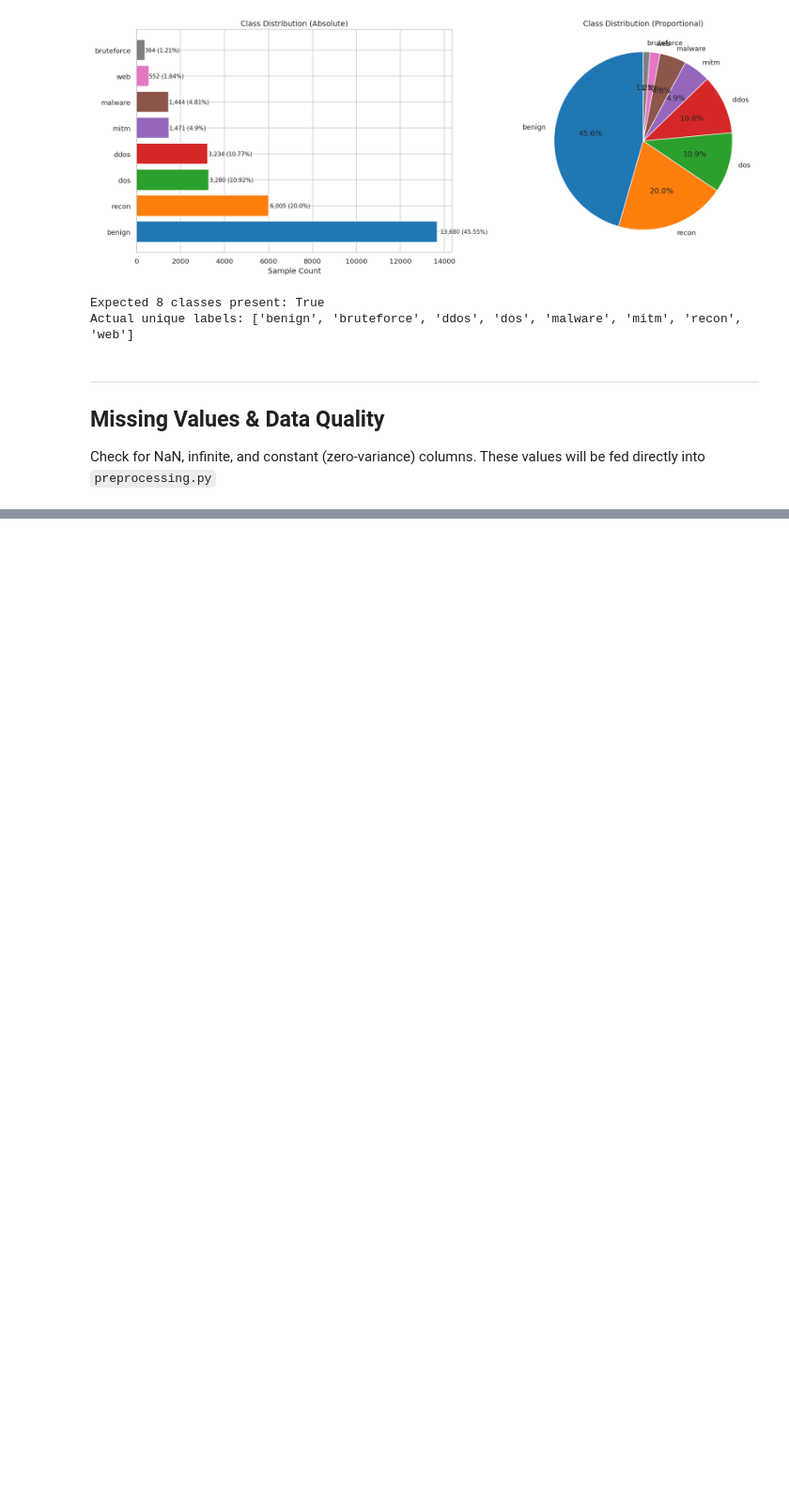
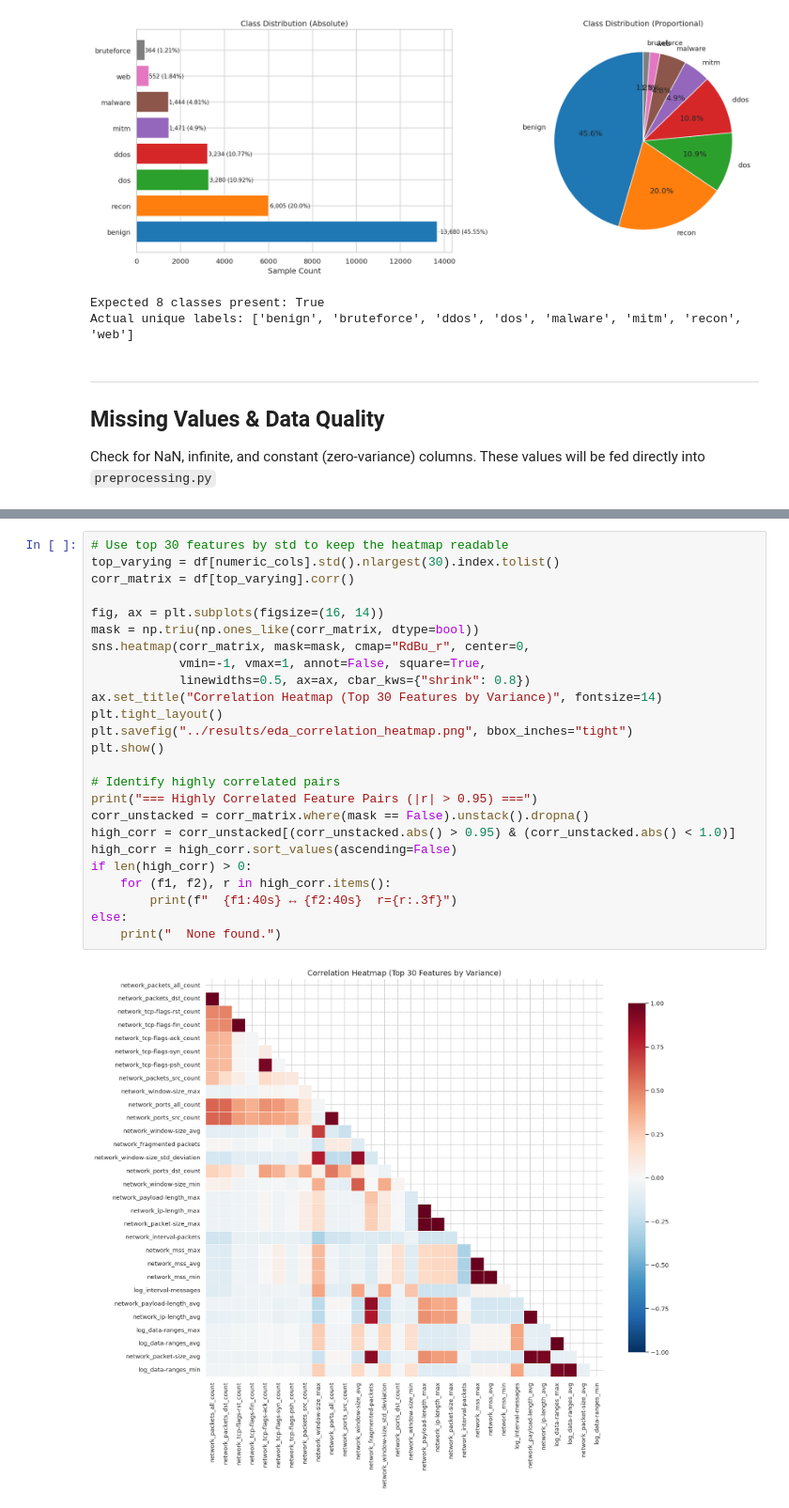
Before and after one commit to CandiceWilliams/federated-iiot-ids-thesis, a Jupyter notebook: notebooks/EDA.ipynb, the cells around one changed output, grey strips where cells are left out. Shown at 94% size. Saved outputs shown, nothing was run; the diff lists cells and outputs as text; blank space fills up the shorter version.

```diff
--- a/notebooks/EDA.ipynb
+++ b/notebooks/EDA.ipynb
@@ -249,0 +371,27 @@ else:
+# %%
+# Use top 30 features by std to keep the heatmap readable
+top_varying = df[numeric_cols].std().nlargest(30).index.tolist()
+corr_matrix = df[top_varying].corr()
+
+fig, ax = plt.subplots(figsize=(16, 14))
+mask = np.triu(np.ones_like(corr_matrix, dtype=bool))
+sns.heatmap(corr_matrix, mask=mask, cmap="RdBu_r", center=0,
+            vmin=-1, vmax=1, annot=False, square=True,
+            linewidths=0.5, ax=ax, cbar_kws={"shrink": 0.8})
+ax.set_title("Correlation Heatmap (Top 30 Features by Variance)", fontsize=14)
+plt.tight_layout()
+plt.savefig("../results/eda_correlation_heatmap.png", bbox_inches="tight")
+plt.show()
+
+# Identify highly correlated pairs
+print("=== Highly Correlated Feature Pairs (|r| > 0.95) ===")
+corr_unstacked = corr_matrix.where(mask == False).unstack().dropna()
+high_corr = corr_unstacked[(corr_unstacked.abs() > 0.95) & (corr_unstacked.abs() < 1.0)]
+high_corr = high_corr.sort_values(ascending=False)
+if len(high_corr) > 0:
+    for (f1, f2), r in high_corr.items():
+        print(f"  {f1:40s} ↔ {f2:40s}  r={r:.3f}")
+else:
+    print("  None found.")
+# %% [output]
+[figure, added]
```
Also changed, not shown: parts of 27 cells of this notebook, 7 other files.
